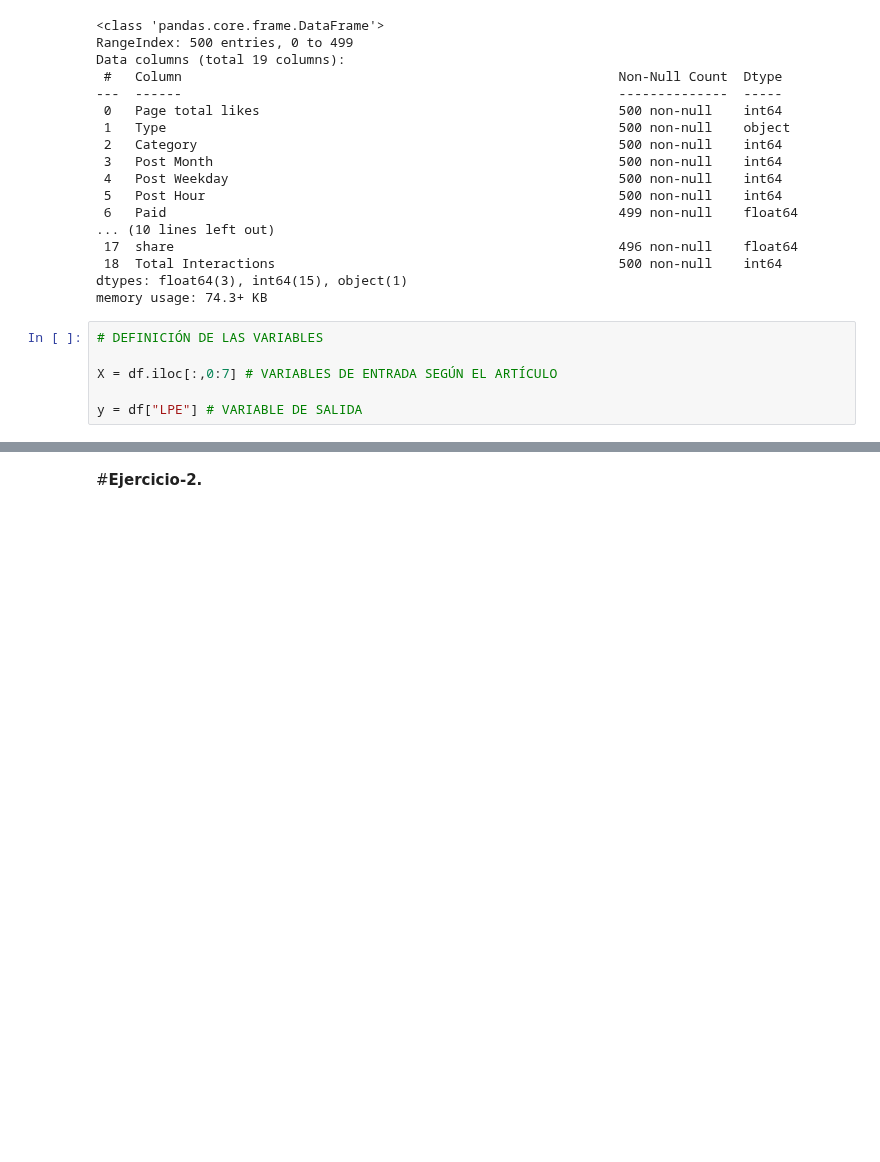
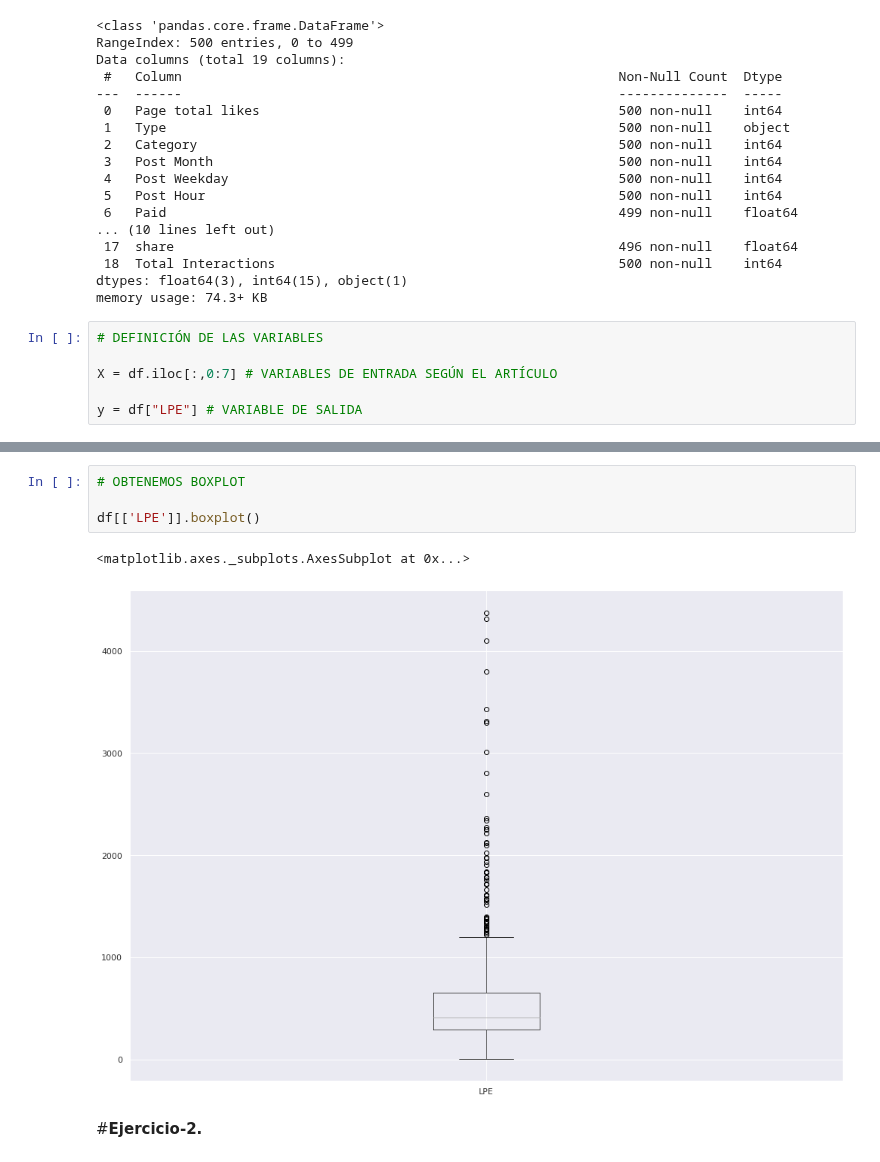
Before and after one commit to LH-1169213/Equipo3, a Jupyter notebook: Redneuronal_Equipo3.ipynb, the cells around one changed output, grey strips where cells are left out. Drawn from its saved outputs; the diff is of its cells as text; blank space fills up the shorter version.

```diff
--- a/Redneuronal_Equipo3.ipynb
+++ b/Redneuronal_Equipo3.ipynb
@@ -141,3 +224,10 @@ y = df["LPE"] # VARIABLE DE SALIDA
+# %%
+# OBTENEMOS BOXPLOT
+
+df[['LPE']].boxplot()
+# %% [output]
+<matplotlib.axes._subplots.AxesSubplot at 0x...>
+[figure, added]
 # %% [markdown]
 #**Ejercicio-2.**
 # %% [markdown]
```
Also changed, not shown: parts of 8 cells of this notebook.
